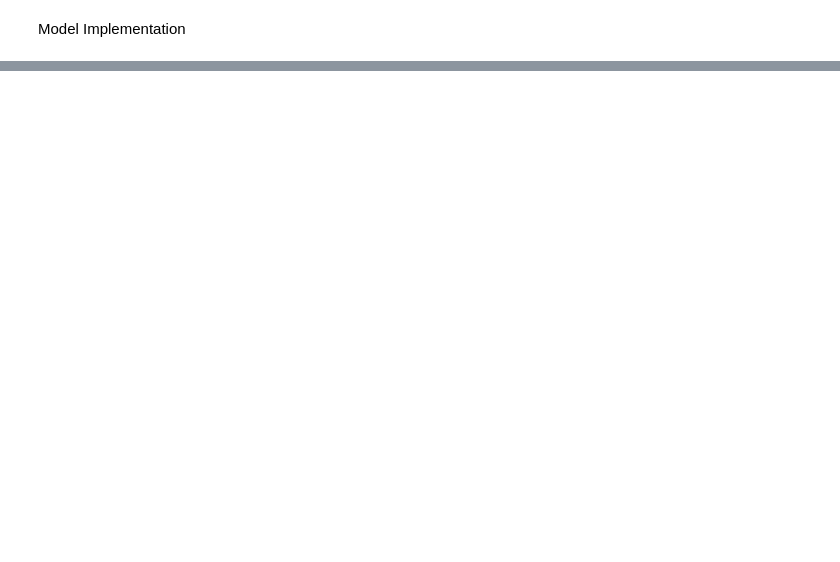
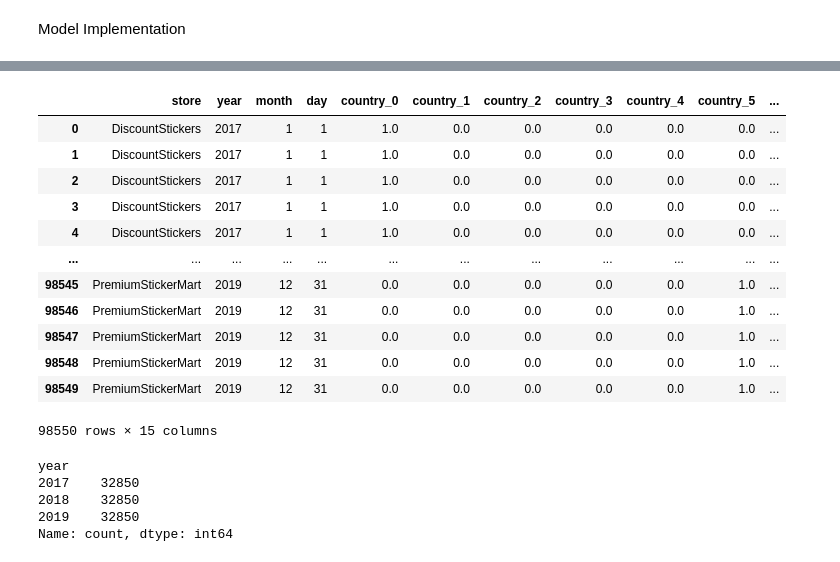
Before and after one commit to MUSTAFA892/Machine-Learning-projects, a Jupyter notebook: Sticker-Sales-Prediction/Sticker.ipynb, the cells around one changed output, grey strips where cells are left out. Saved outputs shown, nothing was run; the diff lists cells and outputs as text; code cells hidden in the pictures; blank space fills up the shorter version.

```diff
--- a/Sticker-Sales-Prediction/Sticker.ipynb
+++ b/Sticker-Sales-Prediction/Sticker.ipynb
@@ -380,0 +461,36 @@ random_fmodel = RandomForestClassifier(n_estimators=100, random_state=42)
+# %%
+kaggle_data.drop(columns=['date'],inplace=True)
+# %%
+# handling the store data by removing the spaces between the store names
+kaggle_data['store'] = kaggle_data['store'].apply(lambda x: x.replace(' ', ''))
+# %%
+# Vectorizing the product data
+# handling the store data by removing the spaces between the store names
+kaggle_data['product'] = kaggle_data['product'].apply(lambda x: x.replace(' ', ''))
+# %%
+#One Hot Encoding
+columns_to_encode = ['country', 'product']
+
+test_encoder = OneHotEncoder(sparse_output=False)  # drop='first' avoids the dummy variable trap
+
+test_encoded_columns = test_encoder.fit_transform(kaggle_data[columns_to_encode])
+
+test_encoded_df = pd.DataFrame(test_encoded_columns, columns=test_encoder.get_feature_names_out(columns_to_encode))
+
+kaggle_data = pd.concat([kaggle_data.drop(columns_to_encode, axis=1).reset_index(drop=True), test_encoded_df.reset_index(drop=True)], axis=1)
+# %%
+kaggle_data
+# %% [output]
+|  | store | year | month | day | country_0 | country_1 | country_2 | country_3 | country_4 | country_5 | ... |
+| 0 | DiscountStickers | 2017 | 1 | 1 | 1.0 | 0.0 | 0.0 | 0.0 | 0.0 | 0.0 | ... |
+| 1 | DiscountStickers | 2017 | 1 | 1 | 1.0 | 0.0 | 0.0 | 0.0 | 0.0 | 0.0 | ... |
+| 2 | DiscountStickers | 2017 | 1 | 1 | 1.0 | 0.0 | 0.0 | 0.0 | 0.0 | 0.0 | ... |
+| 3 | DiscountStickers | 2017 | 1 | 1 | 1.0 | 0.0 | 0.0 | 0.0 | 0.0 | 0.0 | ... |
+| 4 | DiscountStickers | 2017 | 1 | 1 | 1.0 | 0.0 | 0.0 | 0.0 | 0.0 | 0.0 | ... |
+| ... | ... | ... | ... | ... | ... | ... | ... | ... | ... | ... | ... |
+| 98545 | PremiumStickerMart | 2019 | 12 | 31 | 0.0 | 0.0 | 0.0 | 0.0 | 0.0 | 1.0 | ... |
+| 98546 | PremiumStickerMart | 2019 | 12 | 31 | 0.0 | 0.0 | 0.0 | 0.0 | 0.0 | 1.0 | ... |
+| 98547 | PremiumStickerMart | 2019 | 12 | 31 | 0.0 | 0.0 | 0.0 | 0.0 | 0.0 | 1.0 | ... |
+| 98548 | PremiumStickerMart | 2019 | 12 | 31 | 0.0 | 0.0 | 0.0 | 0.0 | 0.0 | 1.0 | ... |
+| 98549 | PremiumStickerMart | 2019 | 12 | 31 | 0.0 | 0.0 | 0.0 | 0.0 | 0.0 | 1.0 | ... |
+98550 rows × 15 columns
@@ -380,0 +499,8 @@ random_fmodel = RandomForestClassifier(n_estimators=100, random_state=42)
+# %%
+kaggle_data['year'].value_counts()
+# %% [output]
+year
+2017    32850
+2018    32850
+2019    32850
+Name: count, dtype: int64
```
Also changed, not shown: parts of 36 cells of this notebook, 1 other file.
